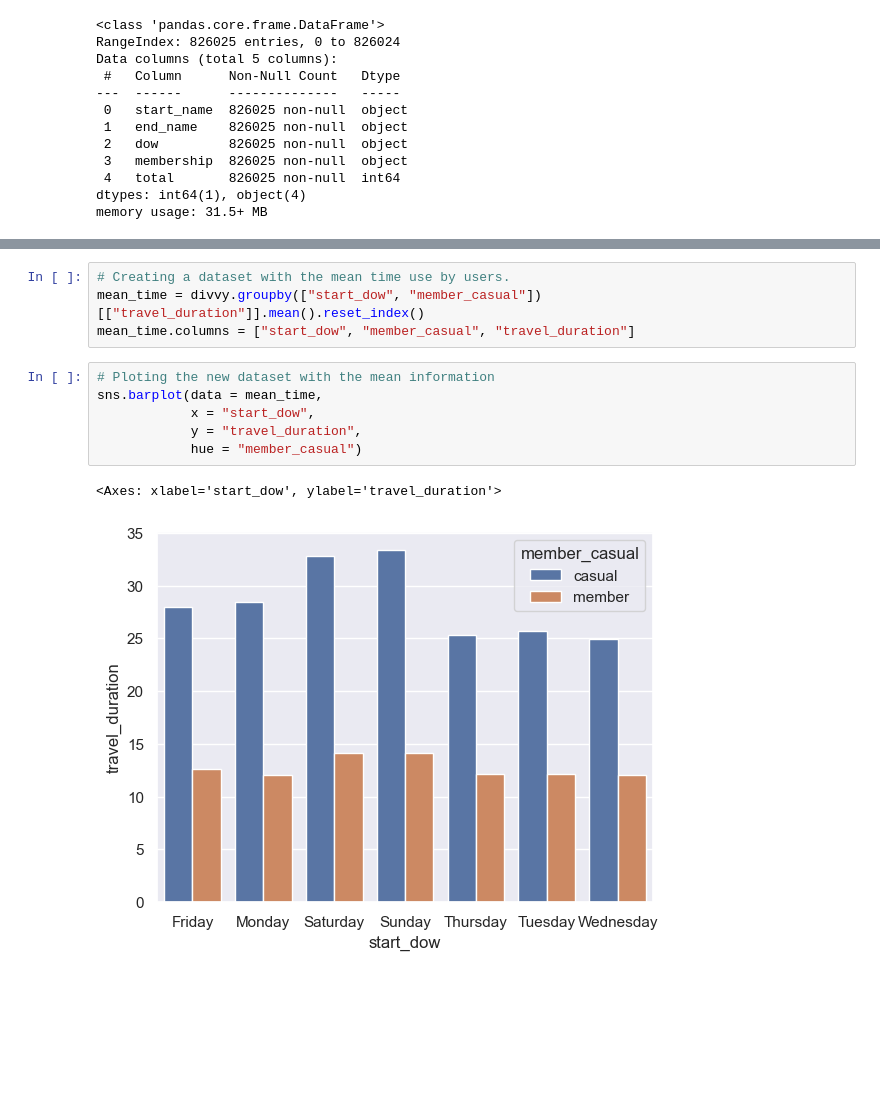
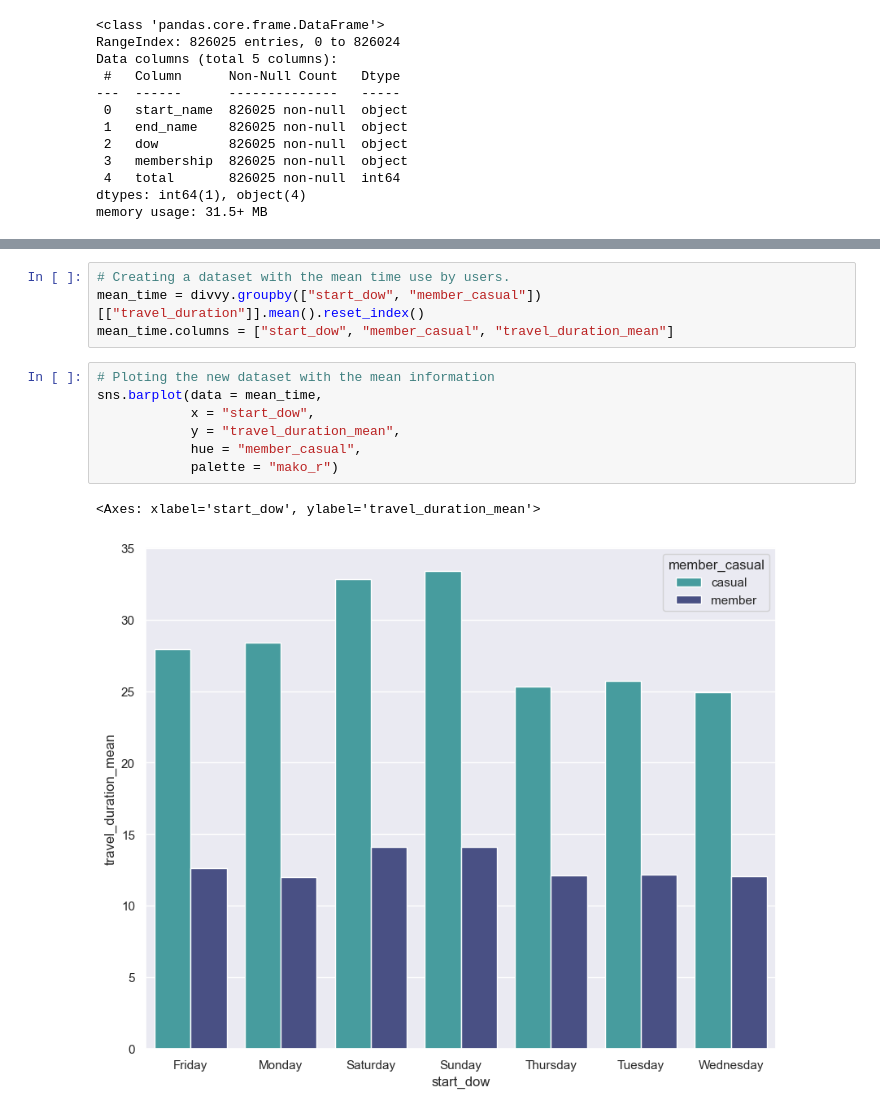
Before and after one commit to BrnPlhz/Divvy, a Jupyter notebook: ex_complete_file.ipynb, the cells around one changed output, grey strips where cells are left out. Cells and saved outputs as stored; diff of their text form; blank space fills up the shorter version.

```diff
--- a/ex_complete_file.ipynb
+++ b/ex_complete_file.ipynb
@@ -207,14 +199,15 @@ sns.barplot(data = divvy,
 # %%
 # Creating a dataset with the mean time use by users.
 mean_time = divvy.groupby(["start_dow", "member_casual"])[["travel_duration"]].mean().reset_index()
-mean_time.columns = ["start_dow", "member_casual", "travel_duration"]
+mean_time.columns = ["start_dow", "member_casual", "travel_duration_mean"]
 # %%
 # Ploting the new dataset with the mean information
 sns.barplot(data = mean_time,
             x = "start_dow",
-            y = "travel_duration",
-            hue = "member_casual")
+            y = "travel_duration_mean",
+            hue = "member_casual",
+            palette = "mako_r")
 # %% [output]
-<Axes: xlabel='start_dow', ylabel='travel_duration'>
+<Axes: xlabel='start_dow', ylabel='travel_duration_mean'>
-[figure, old version]
+[figure, new version]
 # %%
```
Also changed, not shown: parts of 12 cells of this notebook.
